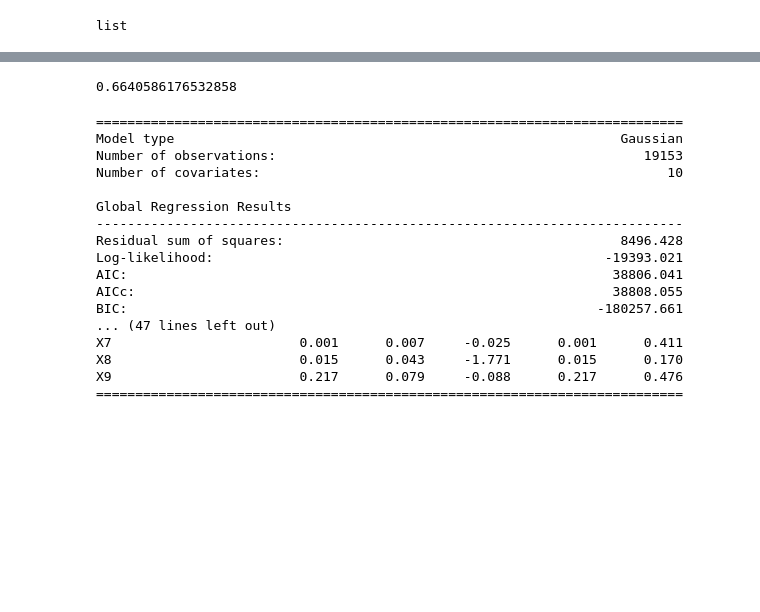
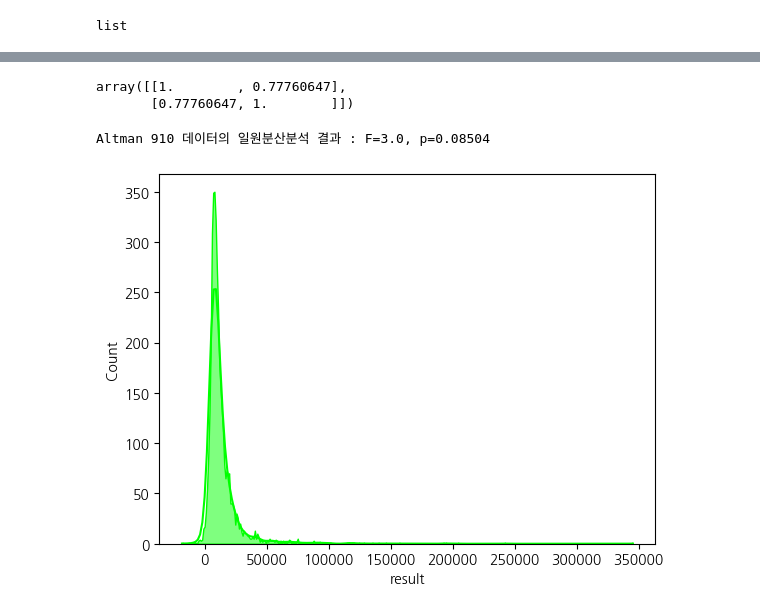
Before and after one commit to So-chankyun/Road-Diet-Location-Selection, a Jupyter notebook: Ped_Dem_Prediction_Modeling.ipynb, the cells around one changed output, grey strips where cells are left out. Drawn from its saved outputs; the diff is of its cells as text; code cells hidden in the pictures; blank space fills up the shorter version.

Commit message:
GWR Model Development is Finished

```diff
--- a/Ped_Dem_Prediction_Modeling.ipynb
+++ b/Ped_Dem_Prediction_Modeling.ipynb
@@ -389,0 +530,7 @@ array([[0.79581748],
+# %%
+#Calibrate GWR model
+gwr_selector = Sel_BW(cal_coords, Y_train, X_train,kernel='gaussian')
+gwr_bw = gwr_selector.search(bw_min=2)
+print(gwr_bw)
+gwr_model = GWR(cal_coords, Y_train, X_train, gwr_bw,kernel='gaussian')
+gwr_results = gwr_model.fit()
@@ -390,9 +559,9 @@ array([[0.79581748],
 # %%
-# scale = gwr_results.scale
-# residuals = gwr_results.resid_response
-# #
-# display(type(pred_coords))
-# # test data로 예측을 해보고 결과 저장
-# pred_results = gwr_model.predict(np.array(pred_coords), X_valid, scale, residuals)
+scale = gwr_results.scale
+residuals = gwr_results.resid_response
+#
+display(type(pred_coords))
+# test data로 예측을 해보고 결과 저장
+pred_results = gwr_model.predict(np.array(pred_coords), X_valid, scale, residuals)
 # %% [output]
 list
@@ -428,24 +568,6 @@ array([[-0.13327912],
 # %%
-# np.corrcoef(pred_results.predictions.flatten(), Y_valid.flatten())[0][1]
+np.corrcoef(pred_results.predictions.flatten(), Y_valid.flatten())
+# [0][1]
 # %% [output]
-0.6640586176532858
+array([[1.        , 0.77760647],
+       [0.77760647, 1.        ]])
-# %%
-gwr_results.summary()
-# %% [output]
-===========================================================================
-Model type                                                         Gaussian
-Number of observations:                                               19153
-Number of covariates:                                                    10
-
-Global Regression Results
----------------------------------------------------------------------------
-Residual sum of squares:                                           8496.428
-Log-likelihood:                                                  -19393.021
-AIC:                                                              38806.041
-AICc:                                                             38808.055
-BIC:                                                            -180257.661
-... (47 lines left out)
-X7                        0.001      0.007     -0.025      0.001      0.411
-X8                        0.015      0.043     -1.771      0.015      0.170
-X9                        0.217      0.079     -0.088      0.217      0.476
-===========================================================================
@@ -451,0 +576,15 @@ X9                        0.217      0.079     -0.088      0.217      0.476
+# %%
+F_statistic, pVal = stats.f_oneway(pred_results.predictions.flatten(),Y_valid.flatten())
+
+print('Altman 910 데이터의 일원분산분석 결과 : F={0:.1f}, p={1:.5f}'.format(F_statistic, pVal))
+if pVal < 0.05:
+    print('P-value 값이 충분히 작음으로 인해 그룹의 평균값이 통계적으로 유의미하게 차이납니다.')
+# %% [output]
+Altman 910 데이터의 일원분산분석 결과 : F=3.0, p=0.08504
+# %%
+pred = pd.DataFrame(pred_results.predictions,columns={'result'})
+valid = pd.DataFrame(Y_valid,columns={'result'})
+sns.histplot(data=pred,x='result',color='lime',element="poly",kde=True)
+plt.show()
+# %% [output]
+[figure, added]
```
Also changed, not shown: parts of 35 cells of this notebook, 3 other files.
